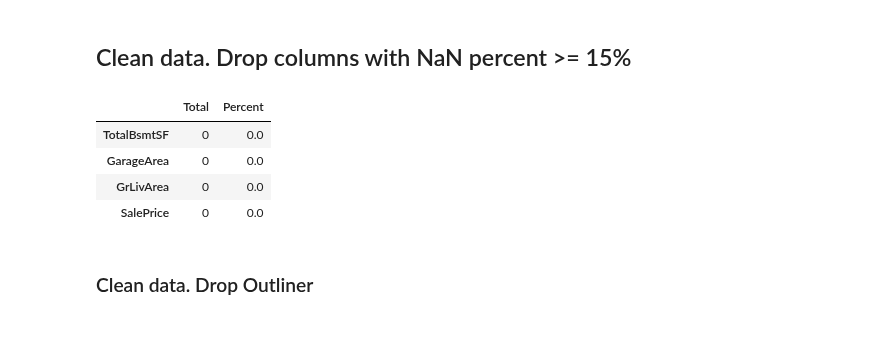
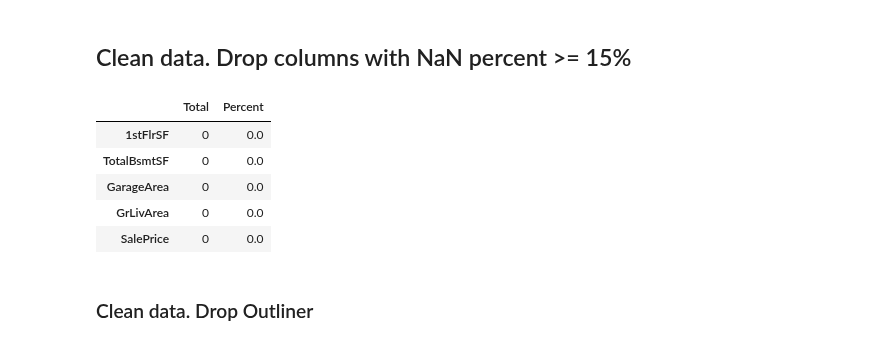
Before and after one commit to latuannetnam/kaggle, a Jupyter notebook: House Prices/House price analysis.ipynb, the cells around one changed output. Saved outputs shown, nothing was run; the diff lists cells and outputs as text; code cells hidden in the pictures.

```diff
--- a/House Prices/House price analysis.ipynb
+++ b/House Prices/House price analysis.ipynb
@@ -174,16 +221,17 @@ plt.show();
 ## Clean data. Drop columns with NaN percent >= 15%
 # %%
 #missing data
-features = ['SalePrice', 'GrLivArea','GarageArea', 'TotalBsmtSF']
+features = ['SalePrice', 'GrLivArea','GarageArea', 'TotalBsmtSF', '1stFlrSF']
 sub_data = train_data[features]
 sub_data.head(5)
 null_data = sub_data.isnull()
 total = null_data.sum().sort_values(ascending=False)
 percent = (null_data.sum()/null_data.count()).sort_values(ascending=False)
 missing_data = pd.concat([total, percent], axis=1, keys=['Total', 'Percent'])
 missing_data.head(20)
 # %% [output]
 |  | Total | Percent |
+| 1stFlrSF | 0 | 0.0 |
 | TotalBsmtSF | 0 | 0.0 |
 | GarageArea | 0 | 0.0 |
 | GrLivArea | 0 | 0.0 |
```
Also changed, not shown: parts of 63 cells of this notebook.
